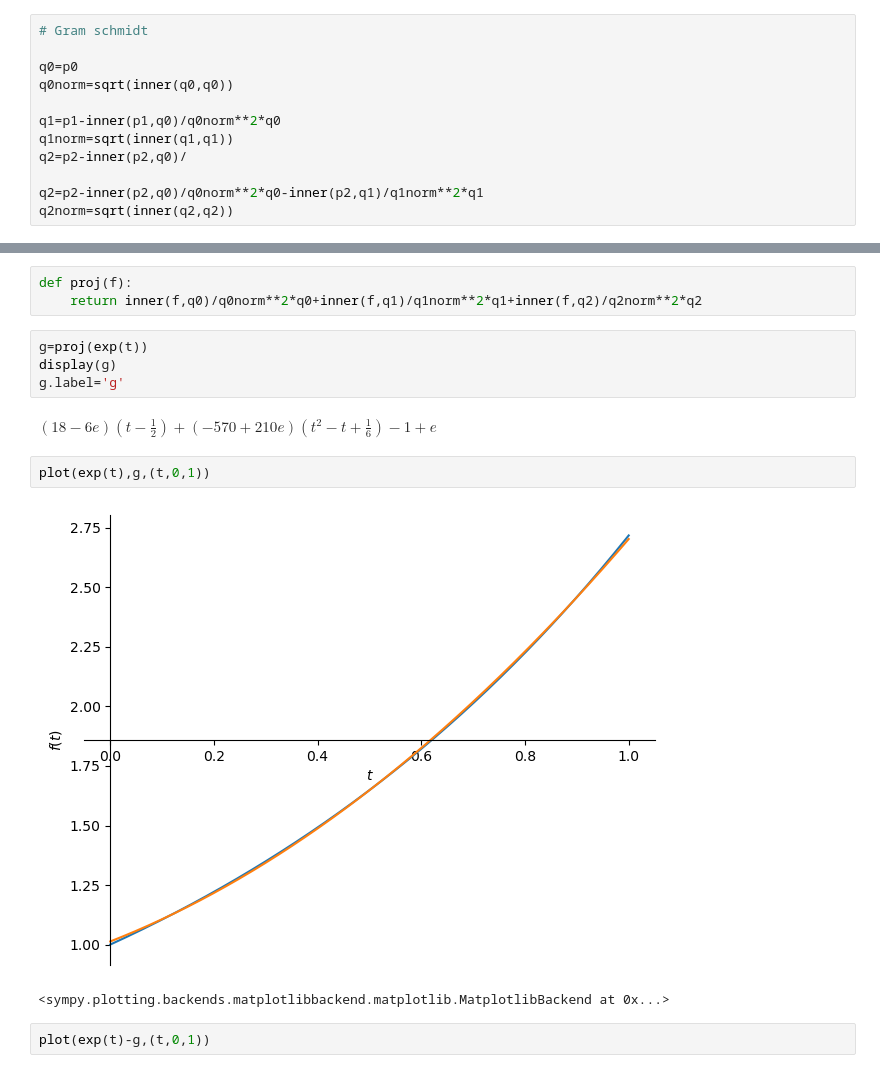
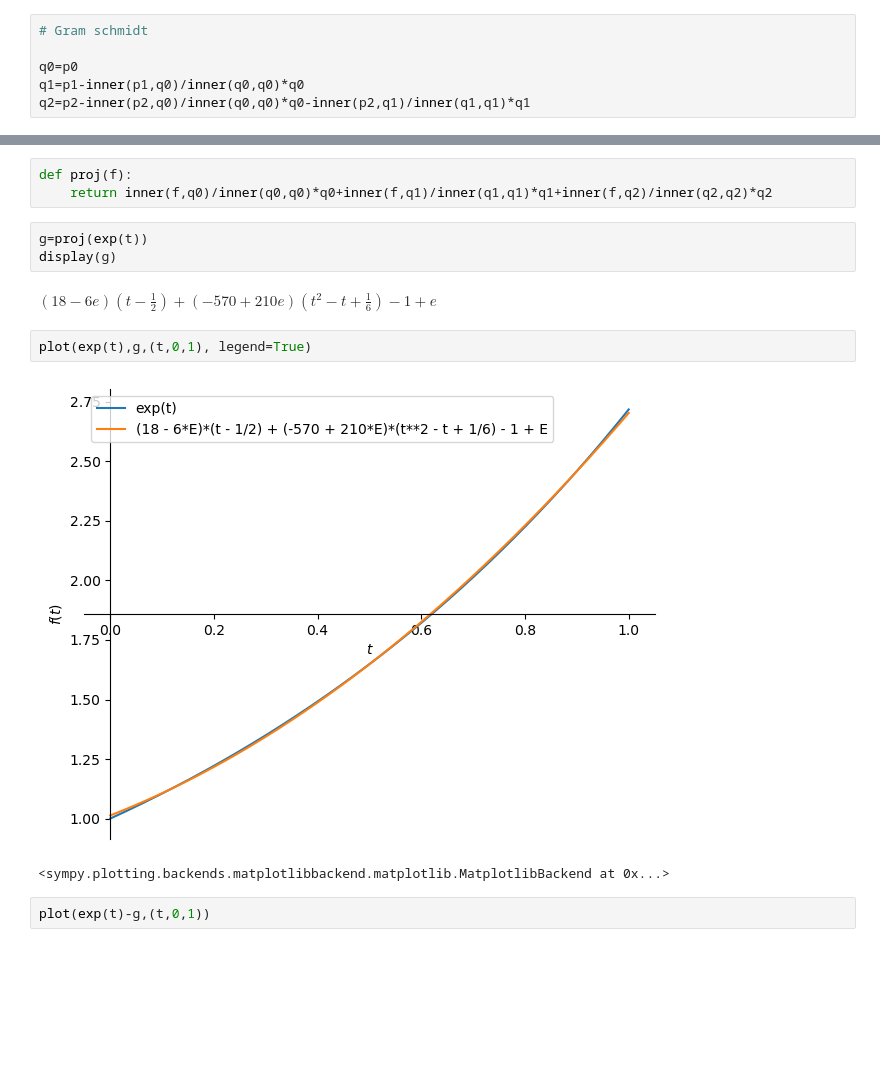
Before and after one commit to bogfjellmo/nmbu-math280, a Jupyter notebook: LectureExamples/L2-projection.ipynb, the cells around one changed output, grey strips where cells are left out. Saved outputs shown, nothing was run; the diff lists cells and outputs as text; blank space fills up the shorter version.

```diff
--- a/LectureExamples/L2-projection.ipynb
+++ b/LectureExamples/L2-projection.ipynb
@@ -15,14 +18,8 @@ def inner(f,g):
 # Gram schmidt
 
 q0=p0
-q0norm=sqrt(inner(q0,q0))
-
-q1=p1-inner(p1,q0)/q0norm**2*q0
-q1norm=sqrt(inner(q1,q1))
-q2=p2-inner(p2,q0)/
-
-q2=p2-inner(p2,q0)/q0norm**2*q0-inner(p2,q1)/q1norm**2*q1
-q2norm=sqrt(inner(q2,q2))
+q1=p1-inner(p1,q0)/inner(q0,q0)*q0
+q2=p2-inner(p2,q0)/inner(q0,q0)*q0-inner(p2,q1)/inner(q1,q1)*q1
 # %%
 display(q0)
 display(q1)
@@ -46,17 +43,16 @@ $\displaystyle \frac{3}{2} - \frac{e}{2}$
 $\displaystyle - \frac{19}{6} + \frac{7 e}{6}$
 # %%
 def proj(f):
-    return inner(f,q0)/q0norm**2*q0+inner(f,q1)/q1norm**2*q1+inner(f,q2)/q2norm**2*q2
+    return inner(f,q0)/inner(q0,q0)*q0+inner(f,q1)/inner(q1,q1)*q1+inner(f,q2)/inner(q2,q2)*q2
 # %%
 g=proj(exp(t))
 display(g)
-g.label='g'
 # %% [output]
 $\displaystyle \left(18 - 6 e\right) \left(t - \frac{1}{2}\right) + \left(-570 + 210 e\right) \left(t^{2} - t + \frac{1}{6}\right) - 1 + e$
 # %%
-plot(exp(t),g,(t,0,1))
+plot(exp(t),g,(t,0,1), legend=True)
 # %% [output]
-[figure, old version]
+[figure, new version]
 <sympy.plotting.backends.matplotlibbackend.matplotlib.MatplotlibBackend at 0x...>
 # %%
 plot(exp(t)-g,(t,0,1))
```
Also changed, not shown: parts of 4 cells of this notebook.
